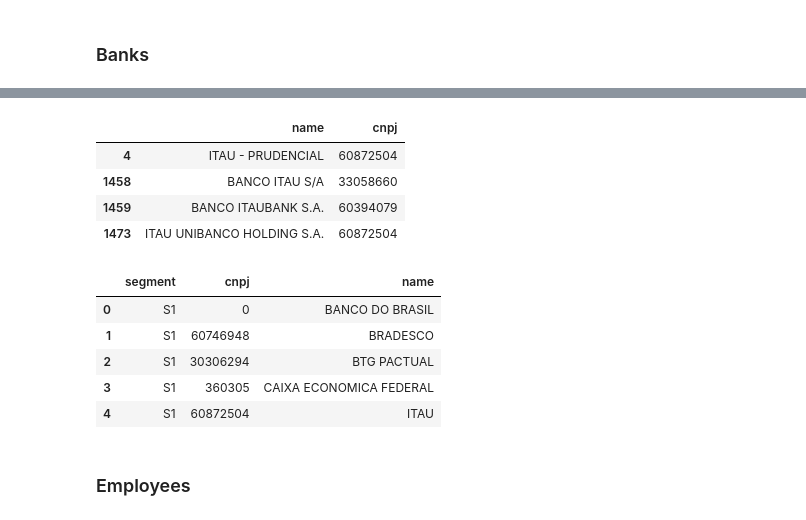
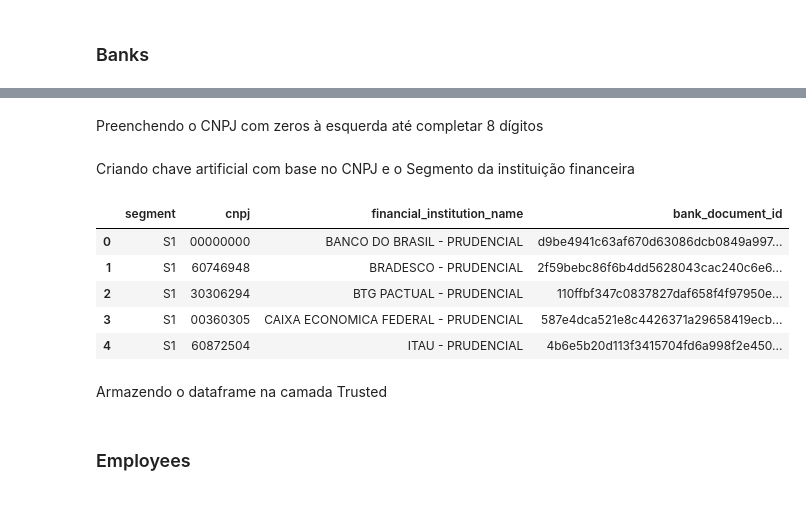
Before and after one commit to Squinelato/eEDB-011-2024-3, a Jupyter notebook: Atividade 02/etl.ipynb, the cells around one changed output, grey strips where cells are left out. Cells and saved outputs as stored; diff of their text form; code cells hidden in the pictures.

Commit message:
feat: improaving raw and trusted layers

```diff
--- a/Atividade 02/etl.ipynb
+++ b/Atividade 02/etl.ipynb
@@ -111,4 +170,5 @@ claims.to_parquet('./raw/rwzd_claims.parquet', engine='pyarrow', compression='sn
 # %% [markdown]
 ### Banks
 # %%
-banks = pd.read_parquet('./raw/rwzd_banks.parquet', engine='pyarrow')
+rwzd_bank_path = './raw/bank'
+trzd_bank = pd.read_parquet(rwzd_bank_path, engine='pyarrow')
@@ -115,24 +177,29 @@ banks = pd.read_parquet('./raw/rwzd_banks.parquet', engine='pyarrow')
 # %%
-#  rever
-banks.rename(columns={
-    'Segmento': 'segment',
-    'CNPJ': 'cnpj',
-    'Nome': 'name'
-}, inplace = True)
+trzd_bank.rename(
+    columns={
+        'Segmento': 'segment',
+        'CNPJ': 'cnpj',
+        'Nome': 'financial_institution_name'
+    },
+    inplace = True
+)
-# %%
-banks[['name', 'cnpj']][banks['name'].str.contains('ITAU')]
-# %% [output]
-|  | name | cnpj |
-| 4 | ITAU - PRUDENCIAL | 60872504 |
-| 1458 | BANCO ITAU S/A | 33058660 |
-| 1459 | BANCO ITAUBANK S.A. | 60394079 |
-| 1473 | ITAU UNIBANCO HOLDING S.A. | 60872504 |
+# %% [markdown]
+Preenchendo o CNPJ com zeros à esquerda até completar 8 dígitos
+# %%
+trzd_bank["cnpj"] = trzd_bank["cnpj"].map(lambda cnpj: cnpj.zfill(8))
+# %% [markdown]
+Criando chave artificial com base no CNPJ e o Segmento da instituição financeira
+# %%
+trzd_bank["bank_document_id"] = trzd_bank["cnpj"] + trzd_bank["segment"]
+trzd_bank["bank_document_id"] = trzd_bank["bank_document_id"].map(lambda id: sha1(id.encode("utf-8")).hexdigest())
 # %%
-banks.head()
+trzd_bank.head()
 # %% [output]
-|  | segment | cnpj | name |
-| 0 | S1 | 0 | BANCO DO BRASIL |
-| 1 | S1 | 60746948 | BRADESCO |
-| 2 | S1 | 30306294 | BTG PACTUAL |
-| 3 | S1 | 360305 | CAIXA ECONOMICA FEDERAL |
-| 4 | S1 | 60872504 | ITAU |
+|  | segment | cnpj | financial_institution_name | bank_document_id |
+| 0 | S1 | 00000000 | BANCO DO BRASIL - PRUDENCIAL | d9be4941c63af670d63086dcb0849a997... |
+| 1 | S1 | 60746948 | BRADESCO - PRUDENCIAL | 2f59bebc86f6b4dd5628043cac240c6e6... |
+| 2 | S1 | 30306294 | BTG PACTUAL - PRUDENCIAL | 110ffbf347c0837827daf658f4f97950e... |
+| 3 | S1 | 00360305 | CAIXA ECONOMICA FEDERAL - PRUDENCIAL | 587e4dca521e8c4426371a29658419ecb... |
+| 4 | S1 | 60872504 | ITAU - PRUDENCIAL | 4b6e5b20d113f3415704fd6a998f2e450... |
+# %% [markdown]
+Armazendo o dataframe na camada Trusted
```
Also changed, not shown: parts of 53 cells of this notebook, 8 other files.
